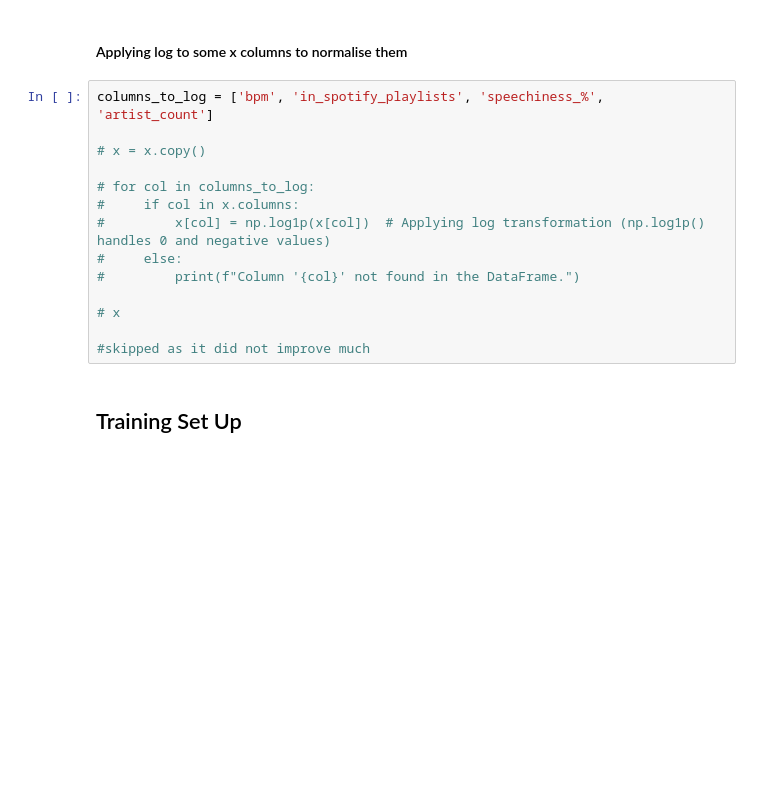
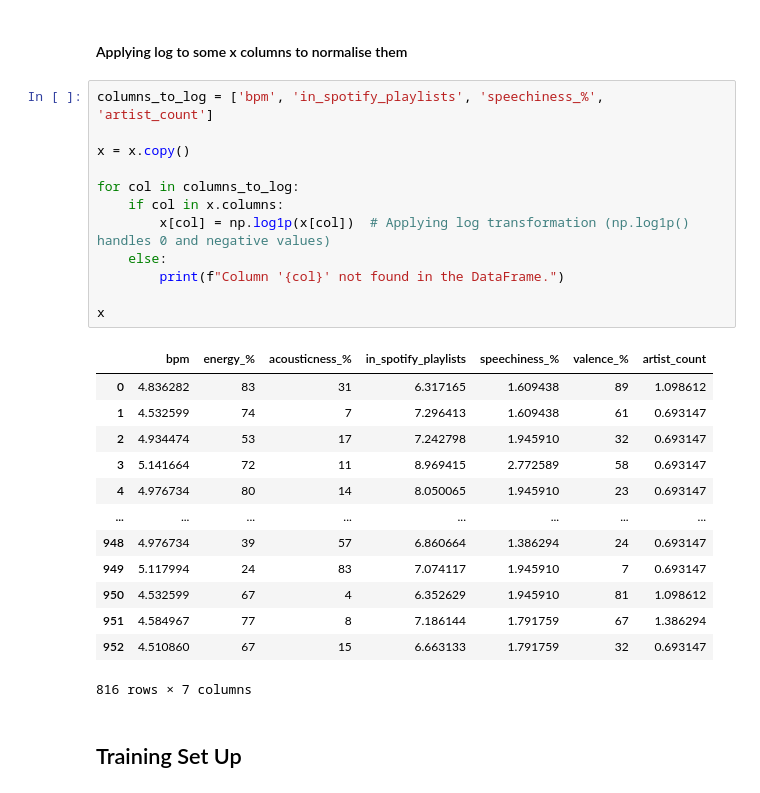
Before and after one commit to epicYellow/Spotify-Banger-Prediction, a Jupyter notebook: SpotifyDatasetModel.ipynb, the cells around one changed output. Cells and saved outputs as stored; diff of their text form; blank space fills up the shorter version.

```diff
--- a/SpotifyDatasetModel.ipynb
+++ b/SpotifyDatasetModel.ipynb
@@ -367,17 +367,29 @@ x_log_test.skew()
 # %%
 columns_to_log = ['bpm', 'in_spotify_playlists', 'speechiness_%', 'artist_count']
 
-# x = x.copy()
+x = x.copy()
 
-# for col in columns_to_log:
-#     if col in x.columns:
-#         x[col] = np.log1p(x[col])  # Applying log transformation (np.log1p() handles 0 and negative values)
-#     else:
-#         print(f"Column '{col}' not found in the DataFrame.")
+for col in columns_to_log:
+    if col in x.columns:
+        x[col] = np.log1p(x[col])  # Applying log transformation (np.log1p() handles 0 and negative values)
+    else:
+        print(f"Column '{col}' not found in the DataFrame.")
 
-# x
-
-#skipped as it did not improve much
+x
+# %% [output]
+|  | bpm | energy_% | acousticness_% | in_spotify_playlists | speechiness_% | valence_% | artist_count |
+| 0 | 4.836282 | 83 | 31 | 6.317165 | 1.609438 | 89 | 1.098612 |
+| 1 | 4.532599 | 74 | 7 | 7.296413 | 1.609438 | 61 | 0.693147 |
+| 2 | 4.934474 | 53 | 17 | 7.242798 | 1.945910 | 32 | 0.693147 |
+| 3 | 5.141664 | 72 | 11 | 8.969415 | 2.772589 | 58 | 0.693147 |
+| 4 | 4.976734 | 80 | 14 | 8.050065 | 1.945910 | 23 | 0.693147 |
+| ... | ... | ... | ... | ... | ... | ... | ... |
+| 948 | 4.976734 | 39 | 57 | 6.860664 | 1.386294 | 24 | 0.693147 |
+| 949 | 5.117994 | 24 | 83 | 7.074117 | 1.945910 | 7 | 0.693147 |
+| 950 | 4.532599 | 67 | 4 | 6.352629 | 1.945910 | 81 | 1.098612 |
+| 951 | 4.584967 | 77 | 8 | 7.186144 | 1.791759 | 67 | 1.386294 |
+| 952 | 4.510860 | 67 | 15 | 6.663133 | 1.791759 | 32 | 0.693147 |
+816 rows × 7 columns
 # %% [markdown]
 ## Training Set Up
 # %% [markdown]
```
Also changed, not shown: parts of 6 cells of this notebook, 3 other files.
